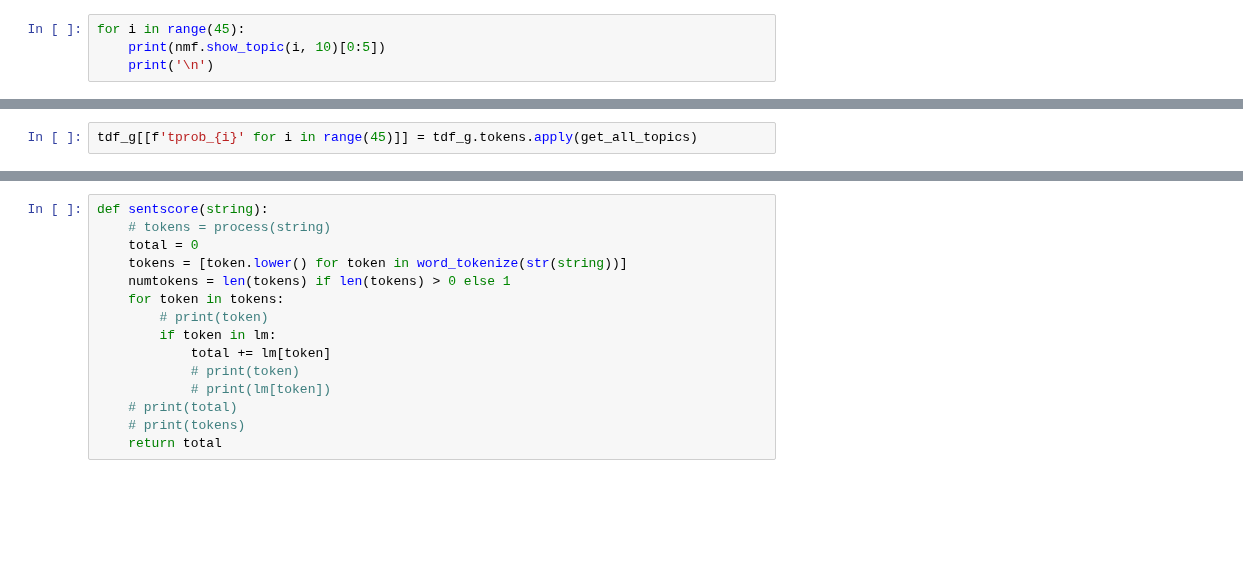
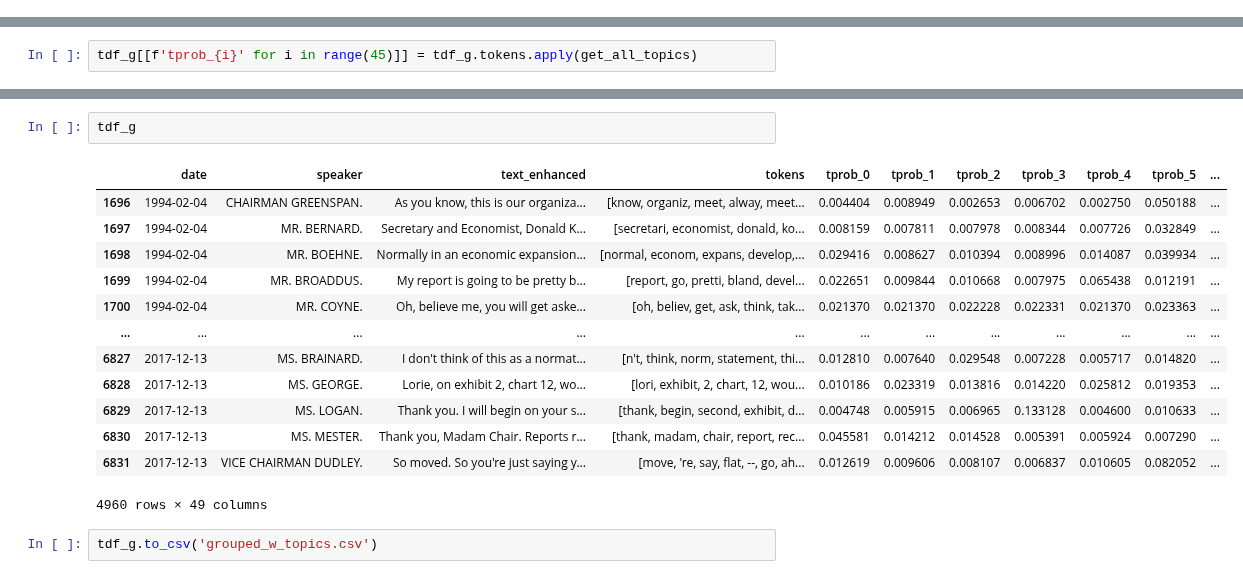
Before and after one commit to bendurham441/fed-nlp, a Jupyter notebook: topic_modelling.ipynb, the cells around one changed output, grey strips where cells are left out. Drawn from its saved outputs; the diff is of its cells as text; blank space fills up the shorter version.

```diff
--- a/topic_modelling.ipynb
+++ b/topic_modelling.ipynb
@@ -100,4 +96,0 @@ plt.imshow(WordCloud().fit_words(dict(ldamodel.show_topic(22, 200))))
-# %%
-for i in range(45):
-    print(nmf.show_topic(i, 10)[0:5])
-    print('\n')
@@ -145,15 +126,18 @@ for i, row in lm_df.iterrows():
-# %%
-def sentscore(string):
-    # tokens = process(string)
-    total = 0
-    tokens = [token.lower() for token in word_tokenize(str(string))]
-    numtokens = len(tokens) if len(tokens) > 0 else 1
-    for token in tokens:
-        # print(token)
-        if token in lm:
-            total += lm[token]
-            # print(token)
-            # print(lm[token])
-    # print(total)
-    # print(tokens)
-    return total
+# %%
+tdf_g
+# %% [output]
+|  | date | speaker | text_enhanced | tokens | tprob_0 | tprob_1 | tprob_2 | tprob_3 | tprob_4 | tprob_5 | ... |
+| 1696 | 1994-02-04 | CHAIRMAN GREENSPAN. | As you know, this is our organiza... | [know, organiz, meet, alway, meet... | 0.004404 | 0.008949 | 0.002653 | 0.006702 | 0.002750 | 0.050188 | ... |
+| 1697 | 1994-02-04 | MR. BERNARD. | Secretary and Economist, Donald K... | [secretari, economist, donald, ko... | 0.008159 | 0.007811 | 0.007978 | 0.008344 | 0.007726 | 0.032849 | ... |
+| 1698 | 1994-02-04 | MR. BOEHNE. | Normally in an economic expansion... | [normal, econom, expans, develop,... | 0.029416 | 0.008627 | 0.010394 | 0.008996 | 0.014087 | 0.039934 | ... |
+| 1699 | 1994-02-04 | MR. BROADDUS. | My report is going to be pretty b... | [report, go, pretti, bland, devel... | 0.022651 | 0.009844 | 0.010668 | 0.007975 | 0.065438 | 0.012191 | ... |
+| 1700 | 1994-02-04 | MR. COYNE. | Oh, believe me, you will get aske... | [oh, believ, get, ask, think, tak... | 0.021370 | 0.021370 | 0.022228 | 0.022331 | 0.021370 | 0.023363 | ... |
+| ... | ... | ... | ... | ... | ... | ... | ... | ... | ... | ... | ... |
+| 6827 | 2017-12-13 | MS. BRAINARD. | I don't think of this as a normat... | [n't, think, norm, statement, thi... | 0.012810 | 0.007640 | 0.029548 | 0.007228 | 0.005717 | 0.014820 | ... |
+| 6828 | 2017-12-13 | MS. GEORGE. | Lorie, on exhibit 2, chart 12, wo... | [lori, exhibit, 2, chart, 12, wou... | 0.010186 | 0.023319 | 0.013816 | 0.014220 | 0.025812 | 0.019353 | ... |
+| 6829 | 2017-12-13 | MS. LOGAN. | Thank you. I will begin on your s... | [thank, begin, second, exhibit, d... | 0.004748 | 0.005915 | 0.006965 | 0.133128 | 0.004600 | 0.010633 | ... |
+| 6830 | 2017-12-13 | MS. MESTER. | Thank you, Madam Chair. Reports r... | [thank, madam, chair, report, rec... | 0.045581 | 0.014212 | 0.014528 | 0.005391 | 0.005924 | 0.007290 | ... |
+| 6831 | 2017-12-13 | VICE CHAIRMAN DUDLEY. | So moved. So you're just saying y... | [move, 're, say, flat, --, go, ah... | 0.012619 | 0.009606 | 0.008107 | 0.006837 | 0.010605 | 0.082052 | ... |
+4960 rows × 49 columns
+# %%
+tdf_g.to_csv('grouped_w_topics.csv')
```
Also changed, not shown: parts of 19 cells of this notebook.
